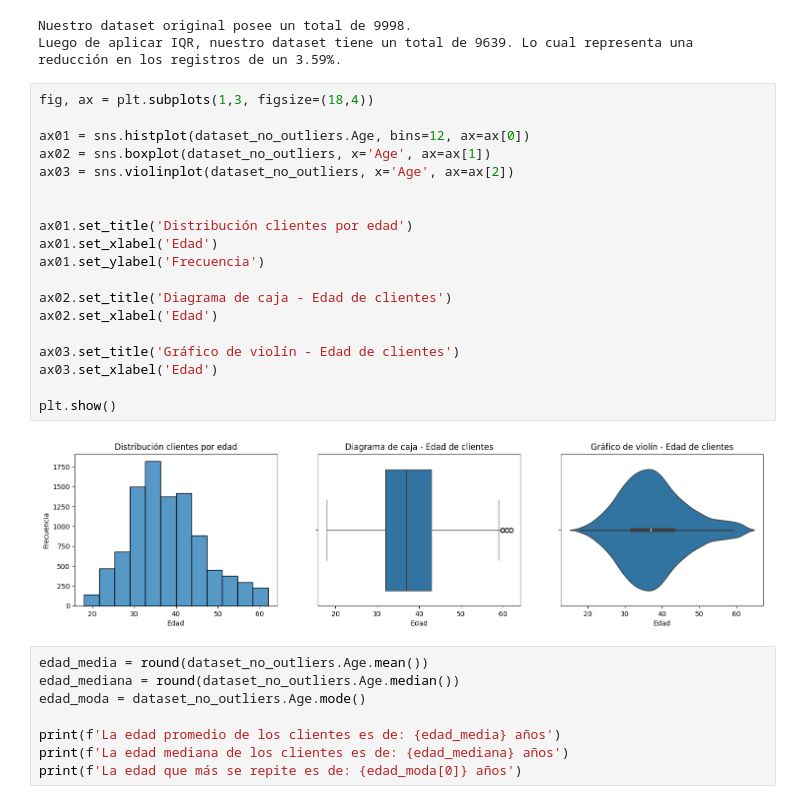
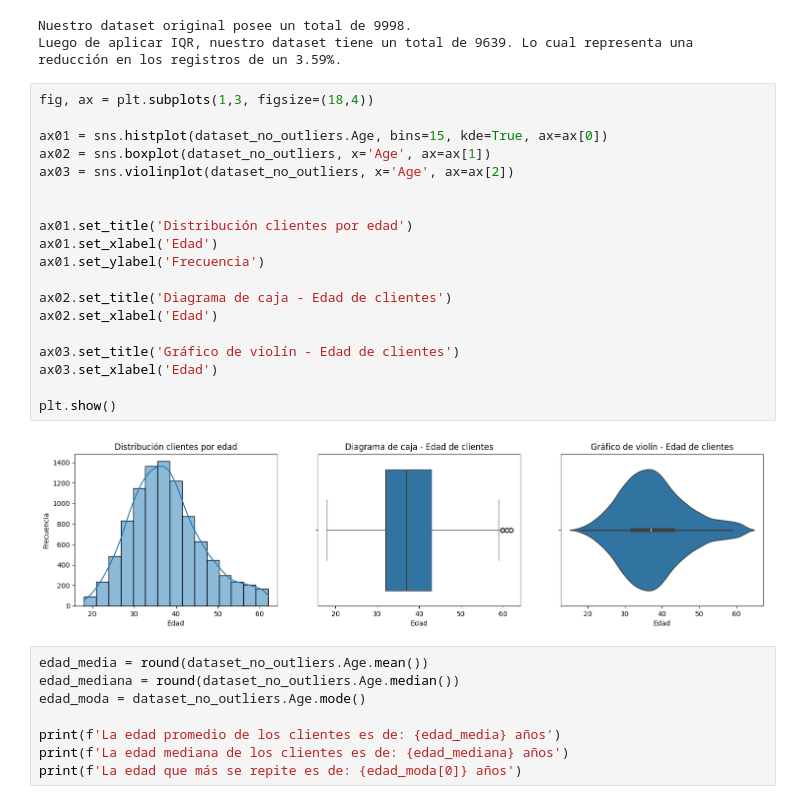
Before and after one commit to julianfvazquez/CH-DS-I, a Jupyter notebook: ProyectoDS_ParteI_Vazquez.ipynb, the cells around one changed output. Cells and saved outputs as stored; diff of their text form.

```diff
--- a/ProyectoDS_ParteI_Vazquez.ipynb
+++ b/ProyectoDS_ParteI_Vazquez.ipynb
@@ -228,24 +228,24 @@ Luego de aplicar IQR, nuestro dataset tiene un total de 9639. Lo cual representa
 # %%
 fig, ax = plt.subplots(1,3, figsize=(18,4))
 
-ax01 = sns.histplot(dataset_no_outliers.Age, bins=12, ax=ax[0])
+ax01 = sns.histplot(dataset_no_outliers.Age, bins=15, kde=True, ax=ax[0])
 ax02 = sns.boxplot(dataset_no_outliers, x='Age', ax=ax[1])
 ax03 = sns.violinplot(dataset_no_outliers, x='Age', ax=ax[2])
 
 
 ax01.set_title('Distribución clientes por edad')
 ax01.set_xlabel('Edad')
 ax01.set_ylabel('Frecuencia')
 
 ax02.set_title('Diagrama de caja - Edad de clientes')
 ax02.set_xlabel('Edad')
 
 ax03.set_title('Gráfico de violín - Edad de clientes')
 ax03.set_xlabel('Edad')
 
 plt.show()
 # %% [output]
-[figure, old version]
+[figure, new version]
 # %%
 edad_media = round(dataset_no_outliers.Age.mean())
 edad_mediana = round(dataset_no_outliers.Age.median())
```
Also changed, not shown: parts of 10 cells of this notebook.
